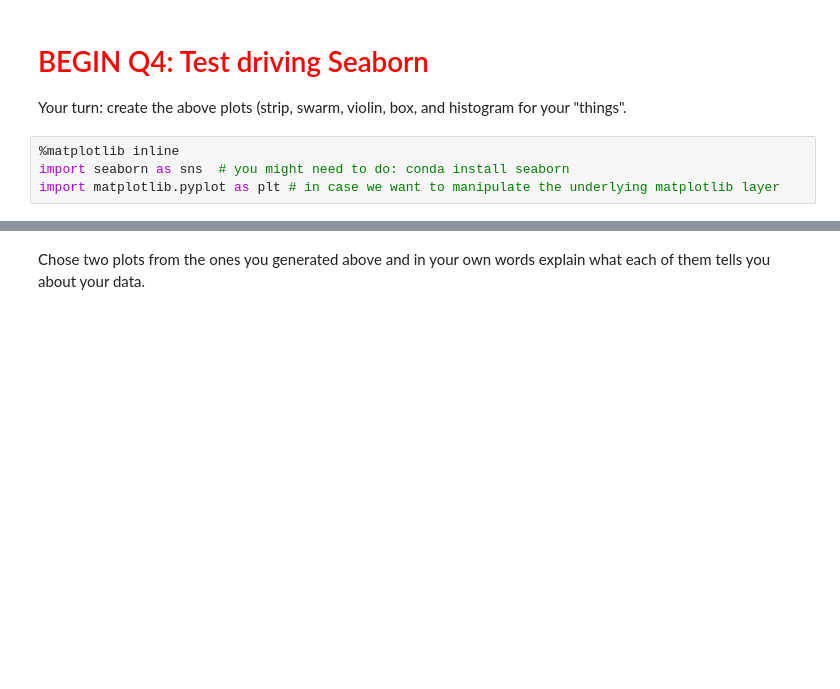
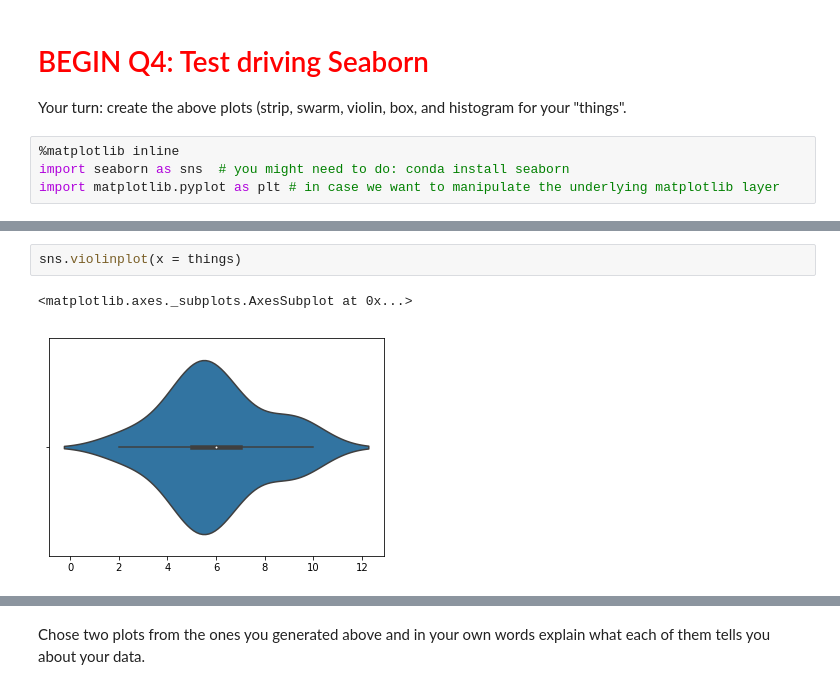
Before and after one commit to tengdann/si618, a Jupyter notebook: 618_04_data_analysis_I.ipynb, the cells around one changed output, grey strips where cells are left out. Cells and saved outputs as stored; diff of their text form; blank space fills up the shorter version.

```diff
--- a/618_04_data_analysis_I.ipynb
+++ b/618_04_data_analysis_I.ipynb
@@ -551,0 +922,5 @@ import matplotlib.pyplot as plt # in case we want to manipulate the underlying m
+# %%
+sns.violinplot(x = things)
+# %% [output]
+<matplotlib.axes._subplots.AxesSubplot at 0x...>
+[figure, added]
```
Also changed, not shown: parts of 94 cells of this notebook.
